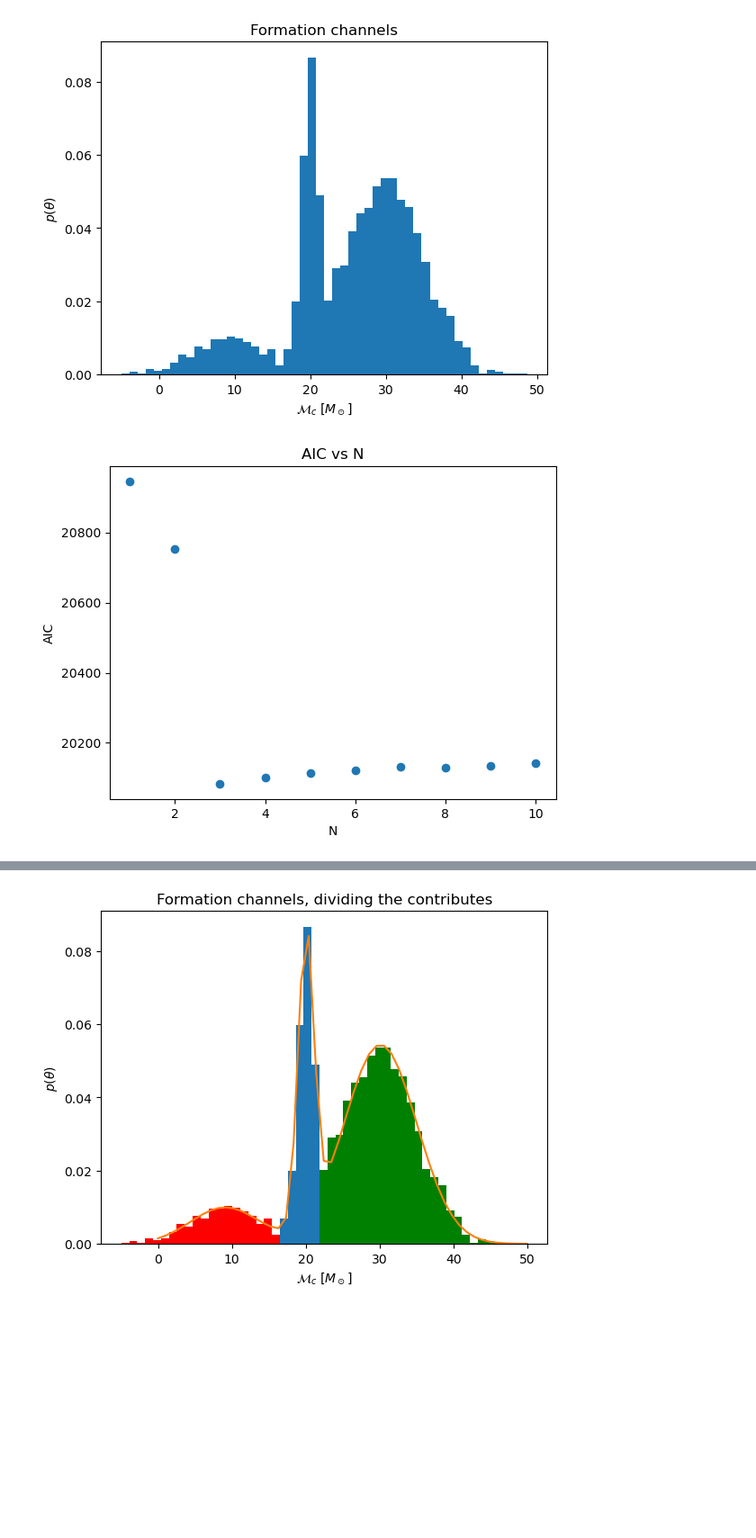
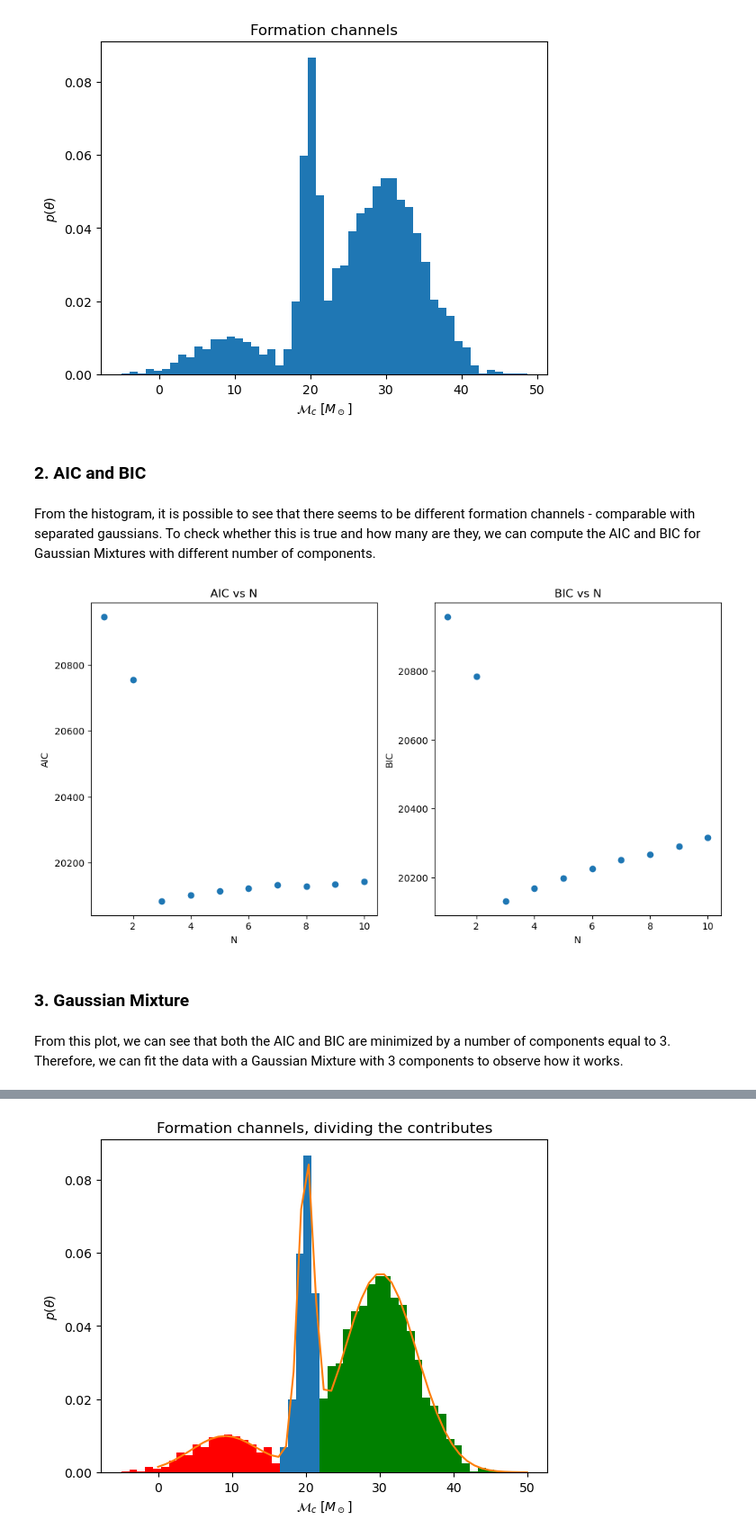
Before and after one commit to om-erika/astrostatistics_bicocca_2024, a Jupyter notebook: working/BH_formation_channels.ipynb, the cells around one changed output, grey strips where cells are left out. Shown: that part at 90% size. Cells and saved outputs as stored; diff of their text form; code cells hidden in the pictures; blank space fills up the shorter version.

```diff
--- a/working/BH_formation_channels.ipynb
+++ b/working/BH_formation_channels.ipynb
@@ -52,24 +54,40 @@ plt.title('Formation channels')
 plt.show()
 # %% [output]
 [figure]
+# %% [markdown]
+### 2. AIC and BIC
+# %% [markdown]
+From the histogram, it is possible to see that there seems to be different formation channels - comparable with separated gaussians. To check whether this is true and how many are they, we can compute the AIC and BIC for Gaussian Mixtures with different number of components.
 # %%
 N = [1,2,3,4,5,6,7,8,9,10]
-AIC = []
+AIC, BIC = [], []
 for i in N:
     gm = GaussianMixture(n_components=i, random_state=0).fit(dati)
     #fig = plt.figure()
     #plt.hist(dati, bins = 50, density = True)
     #plt.plot(a, np.exp(gm.score_samples(a[:,np.newaxis])))
     AIC.append(gm.aic(dati))
+    BIC.append(gm.bic(dati))
     i = i+1
 
-plt.scatter(N, AIC)
-plt.xlabel('N')
-plt.ylabel('AIC')
-plt.title('AIC vs N')
-plt.show()
+fig = plt.figure(figsize=(12,6))
+ax = fig.add_subplot(121)
+ax.scatter(N, AIC)
+ax.set_xlabel('N')
+ax.set_ylabel('AIC')
+ax.set_title('AIC vs N')
+
+ax = fig.add_subplot(122)
+ax.scatter(N, BIC)
+ax.set_xlabel('N')
+ax.set_ylabel('BIC')
+ax.set_title('BIC vs N');
 # %% [output]
-[figure, old version]
+[figure, new version]
+# %% [markdown]
+### 3. Gaussian Mixture
+# %% [markdown]
+From this plot, we can see that both the AIC and BIC are minimized by a number of components equal to 3. Therefore, we can fit the data with a Gaussian Mixture with 3 components to observe how it works.
 # %%
 a = np.linspace(0,50)
 
```
Also changed, not shown: parts of 9 cells of this notebook, 9 other files.
